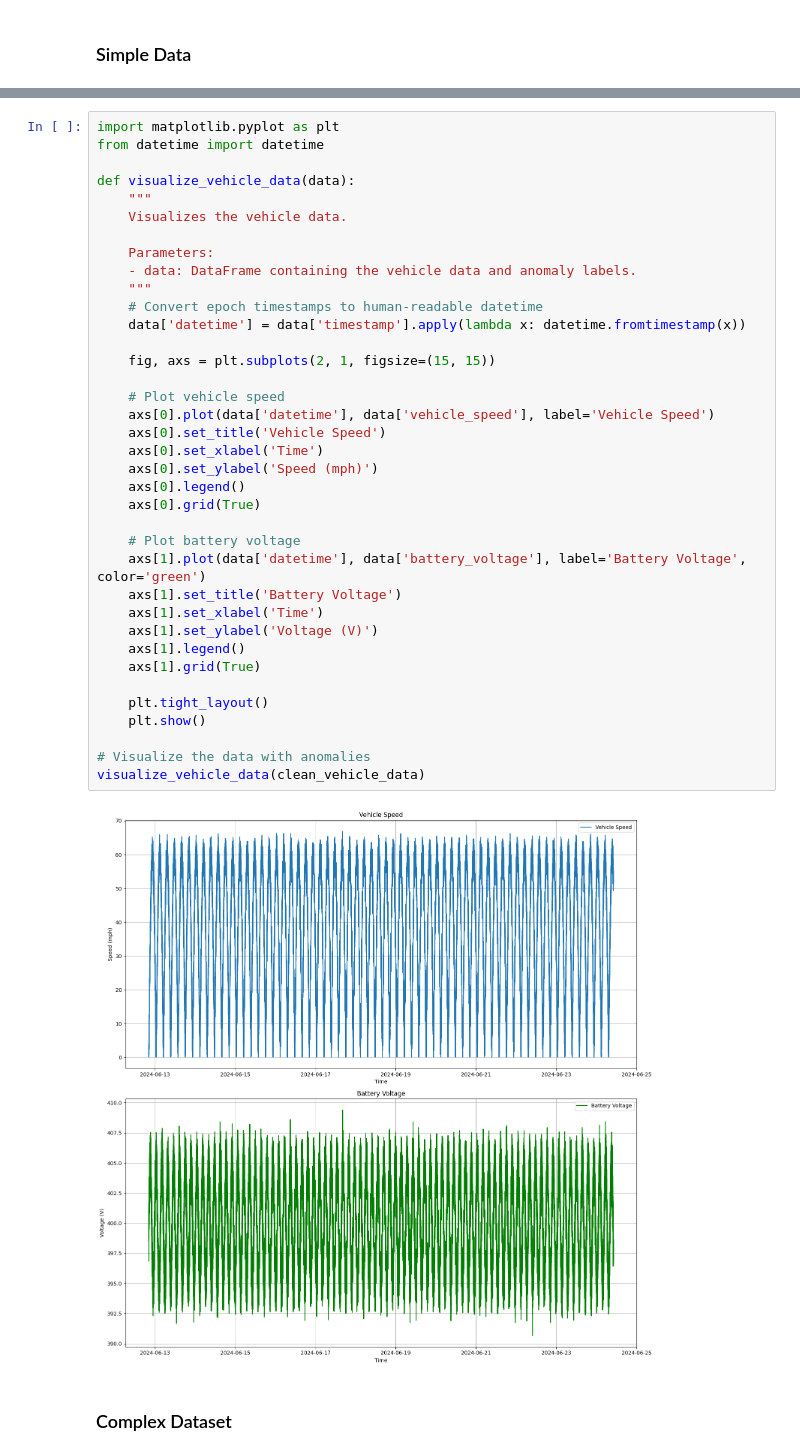
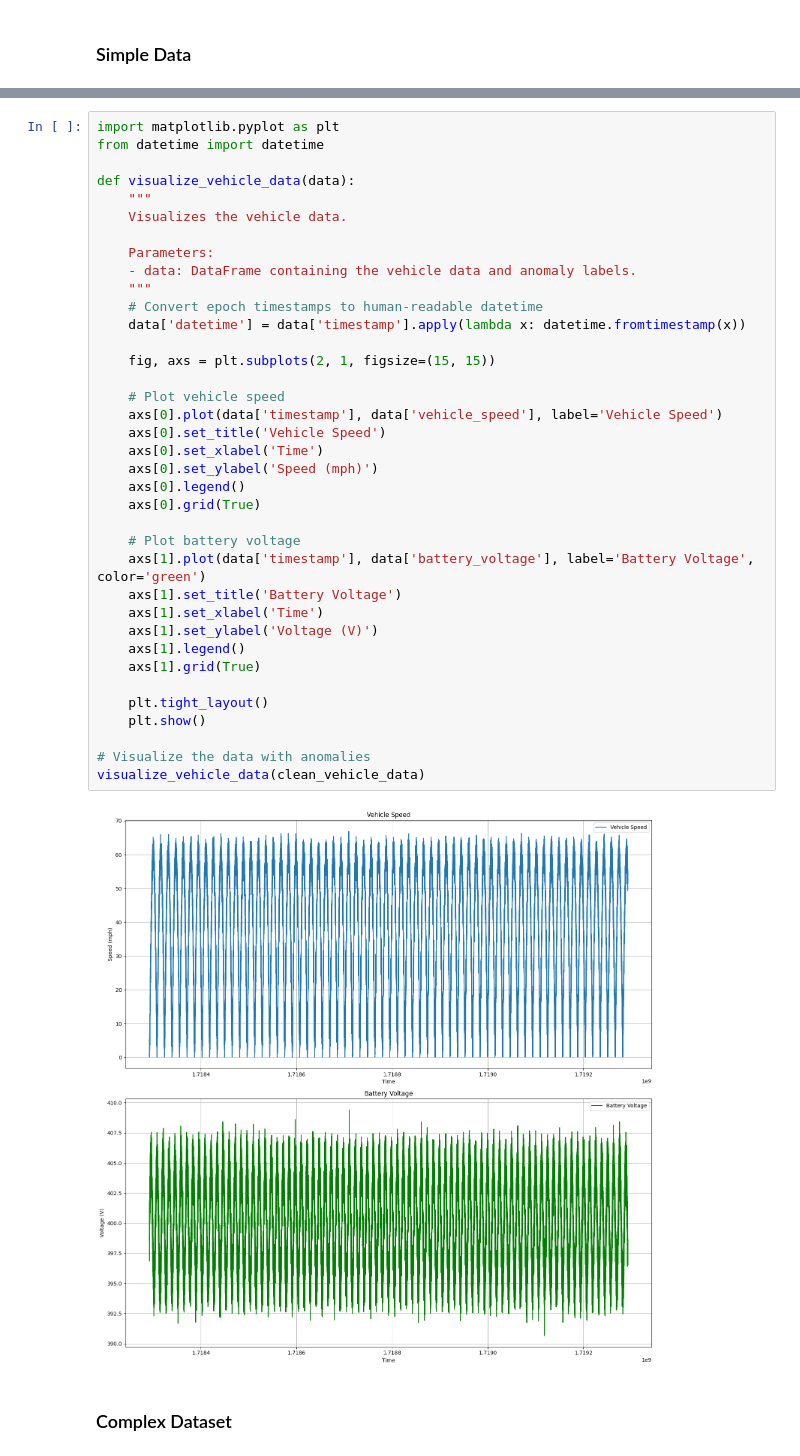
Before and after one commit to Th3RandyMan/Unsupervised-Anomaly-Detection, a Jupyter notebook: train_model_as.ipynb, the cells around one changed output, grey strips where cells are left out. Drawn from its saved outputs; the diff is of its cells as text.

```diff
--- a/train_model_as.ipynb
+++ b/train_model_as.ipynb
@@ -137,36 +88,36 @@ def visualize_vehicle_data(data):
     Visualizes the vehicle data.
 
     Parameters:
     - data: DataFrame containing the vehicle data and anomaly labels.
     """
     # Convert epoch timestamps to human-readable datetime
     data['datetime'] = data['timestamp'].apply(lambda x: datetime.fromtimestamp(x))
 
     fig, axs = plt.subplots(2, 1, figsize=(15, 15))
 
     # Plot vehicle speed
-    axs[0].plot(data['datetime'], data['vehicle_speed'], label='Vehicle Speed')
+    axs[0].plot(data['timestamp'], data['vehicle_speed'], label='Vehicle Speed')
     axs[0].set_title('Vehicle Speed')
     axs[0].set_xlabel('Time')
     axs[0].set_ylabel('Speed (mph)')
     axs[0].legend()
     axs[0].grid(True)
 
     # Plot battery voltage
-    axs[1].plot(data['datetime'], data['battery_voltage'], label='Battery Voltage', color='green')
+    axs[1].plot(data['timestamp'], data['battery_voltage'], label='Battery Voltage', color='green')
     axs[1].set_title('Battery Voltage')
     axs[1].set_xlabel('Time')
     axs[1].set_ylabel('Voltage (V)')
     axs[1].legend()
     axs[1].grid(True)
 
     plt.tight_layout()
     plt.show()
 
 # Visualize the data with anomalies
 visualize_vehicle_data(clean_vehicle_data)
 # %% [output]
-[figure, old version]
+[figure, new version]
 # %% [markdown]
 ### Complex Dataset
 # %%
```
Also changed, not shown: parts of 17 cells of this notebook, 4 other files.
